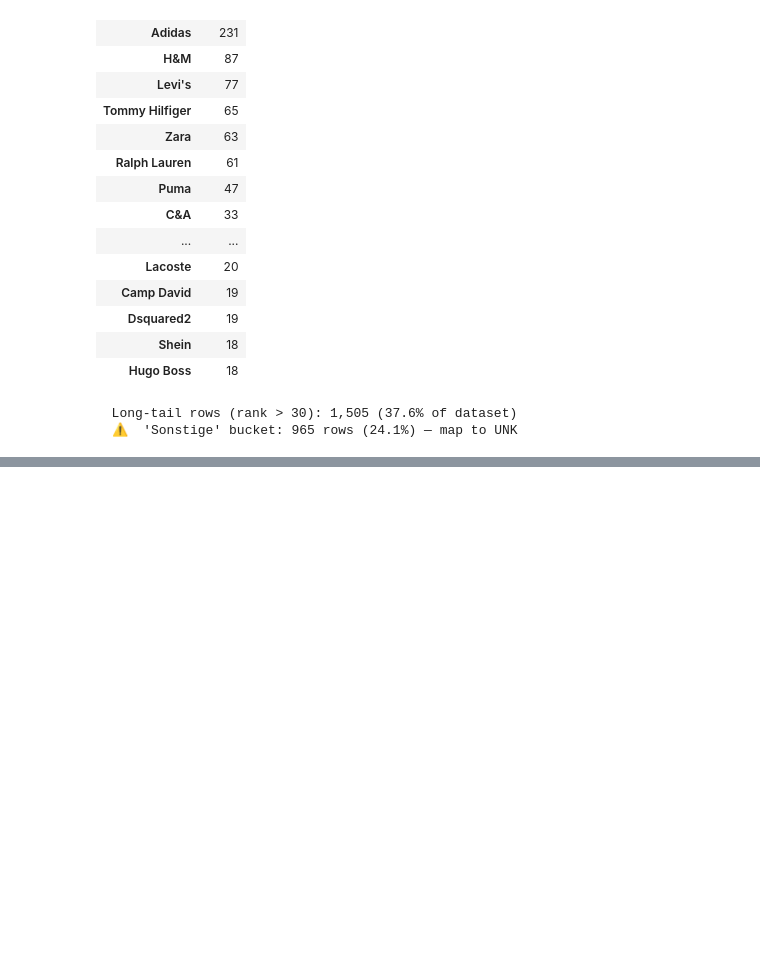
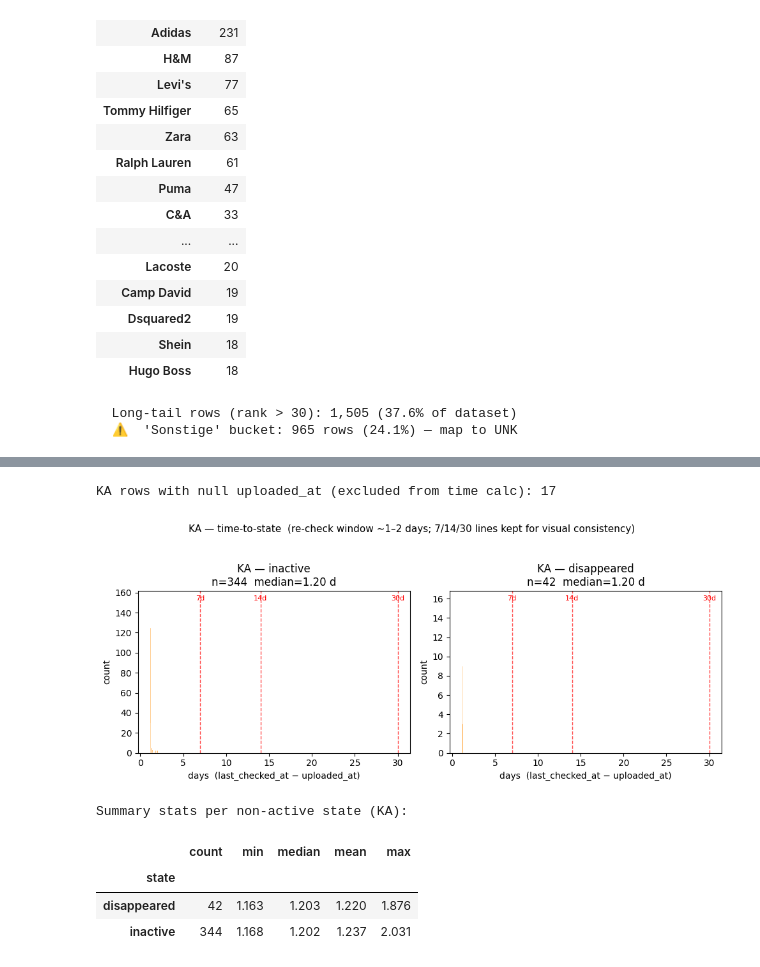
Before and after one commit to mchlkan/Advanced_ML, a Jupyter notebook: notebooks/01_data_exploration.ipynb, the cells around one changed output, grey strips where cells are left out. Drawn from its saved outputs; the diff is of its cells as text; code cells hidden in the pictures; blank space fills up the shorter version.

```diff
--- a/notebooks/01_data_exploration.ipynb
+++ b/notebooks/01_data_exploration.ipynb
@@ -958,0 +1050,41 @@ KA — top 30 brands:
+# %%
+# KA time-to-state — same calc on ka_v1; drop rows with null uploaded_at
+ka_v1 = ka_v1.assign(days_to_state=days_to_state(ka_v1))
+
+n_null = ka_v1['uploaded_at'].isna().sum()
+print(f"KA rows with null uploaded_at (excluded from time calc): {n_null}")
+
+NON_ACTIVE_KA = ['inactive', 'disappeared']
+to_plot = [s for s in NON_ACTIVE_KA if (ka_v1['state'] == s).sum() >= 2]
+
+n = len(to_plot)
+fig, axes = plt.subplots(1, n, figsize=(5*n, 4), squeeze=False)
+for ax, state in zip(axes[0], to_plot):
+    d = ka_v1.loc[ka_v1['state'] == state, 'days_to_state'].dropna()
+    ax.hist(d, bins=30, color='darkorange', edgecolor='white', linewidth=0.3)
+    for cutoff, lbl in [(7, '7d'), (14, '14d'), (30, '30d')]:
+        ax.axvline(cutoff, color='red', linestyle='--', linewidth=1, alpha=0.7)
+        ax.text(cutoff, ax.get_ylim()[1]*0.94, lbl, color='red', fontsize=8, ha='center')
+    ax.set_xlabel('days  (last_checked_at − uploaded_at)')
+    ax.set_ylabel('count')
+    ax.set_title(f'KA — {state}\nn={len(d):,}  median={d.median():.2f} d')
+plt.suptitle('KA — time-to-state  (re-check window ~1–2 days; 7/14/30 lines kept for visual consistency)',
+             fontsize=11, y=1.04)
+plt.tight_layout()
+plt.show()
+
+print('\nSummary stats per non-active state (KA):')
+display(
+    ka_v1[ka_v1['state'].isin(NON_ACTIVE_KA)]
+        .groupby('state')['days_to_state']
+        .agg(['count', 'min', 'median', 'mean', 'max'])
+        .round(3)
+)
+# %% [output]
+KA rows with null uploaded_at (excluded from time calc): 17
+[figure, added]
+Summary stats per non-active state (KA):
+|  | count | min | median | mean | max |
+| state |  |  |  |  |  |
+| disappeared | 42 | 1.163 | 1.203 | 1.220 | 1.876 |
+| inactive | 344 | 1.168 | 1.202 | 1.237 | 2.031 |
```
Also changed, not shown: parts of 17 cells of this notebook.
